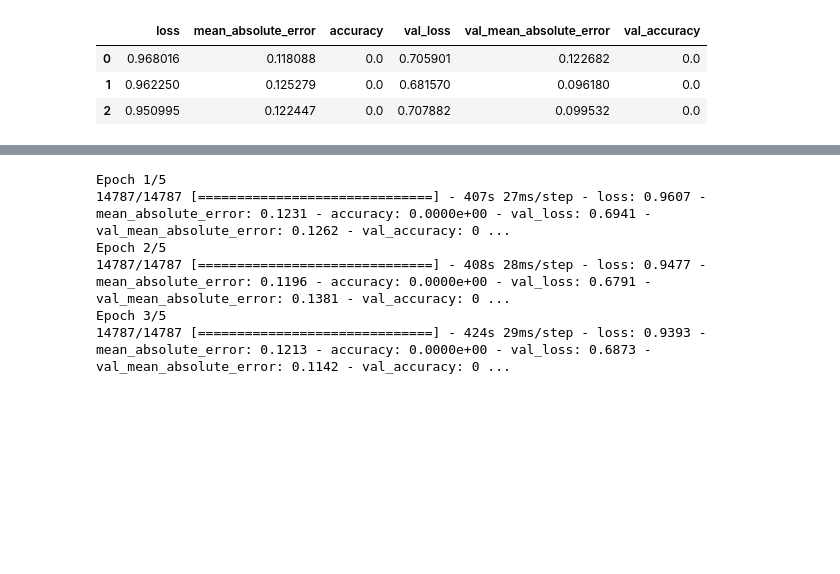
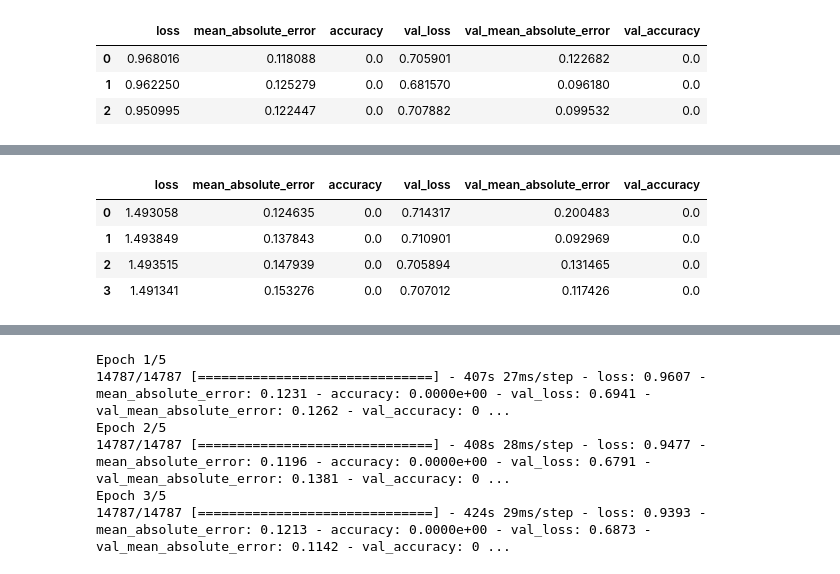
Before and after one commit to rreuther8-berkeley/UCB_207_sec01_fin_nlp, a Jupyter notebook: sequence_model_3.ipynb, the cells around one changed output, grey strips where cells are left out. Drawn from its saved outputs; the diff is of its cells as text; code cells hidden in the pictures; blank space fills up the shorter version.

```diff
--- a/sequence_model_3.ipynb
+++ b/sequence_model_3.ipynb
@@ -209,0 +307,27 @@ hist_3_b.to_csv('hist_3_b.csv')
+# %%
+def build_model_3_d(max_tokens=10000, output_sequence_length=250, embedding_dim=16):
+    tf.keras.backend.clear_session()
+    tf.random.set_seed(0)
+    inputs = Input(shape=(output_sequence_length,))
+
+    x = Embedding(input_dim=max_tokens, output_dim=embedding_dim*2, input_length=output_sequence_length)(inputs)
+
+    x = layers.SimpleRNN(32, return_sequences=True)(x)
+    x = layers.SimpleRNN(32)(x)
+
+    x = Dense(128, activation='relu')(x)
+    x = Dense(64, activation='relu')(x)
+    x = Dense(64, activation='relu')(x)
+    x = Dense(32, activation='relu')(x)
+
+    outputs = Dense(1)(x)
+    model = Model(inputs, outputs)
+    model.compile(optimizer='adam', loss='mean_squared_error', metrics=['mean_absolute_error','accuracy'])
+
+    return model
+model_3_d = build_model_3_d()
+early_stopping = tf.keras.callbacks.EarlyStopping(monitor='val_loss', patience=1, restore_best_weights=True)
+history_3_d = model_3_d.fit(vectorized_text[:10000], y_train[:10000], epochs=5, batch_size=2, verbose=1, callbacks=[early_stopping], validation_data=(vectorized_text_val, y_val))
+hist_3_d = pd.DataFrame(history_3_d.history)
+hist_3_d
+# %% [output]
@@ -209,0 +342,5 @@ hist_3_b.to_csv('hist_3_b.csv')
+|  | loss | mean_absolute_error | accuracy | val_loss | val_mean_absolute_error | val_accuracy |
+| 0 | 1.493058 | 0.124635 | 0.0 | 0.714317 | 0.200483 | 0.0 |
+| 1 | 1.493849 | 0.137843 | 0.0 | 0.710901 | 0.092969 | 0.0 |
+| 2 | 1.493515 | 0.147939 | 0.0 | 0.705894 | 0.131465 | 0.0 |
+| 3 | 1.491341 | 0.153276 | 0.0 | 0.707012 | 0.117426 | 0.0 |
```
Also changed, not shown: parts of 47 cells of this notebook, 18 other files.
